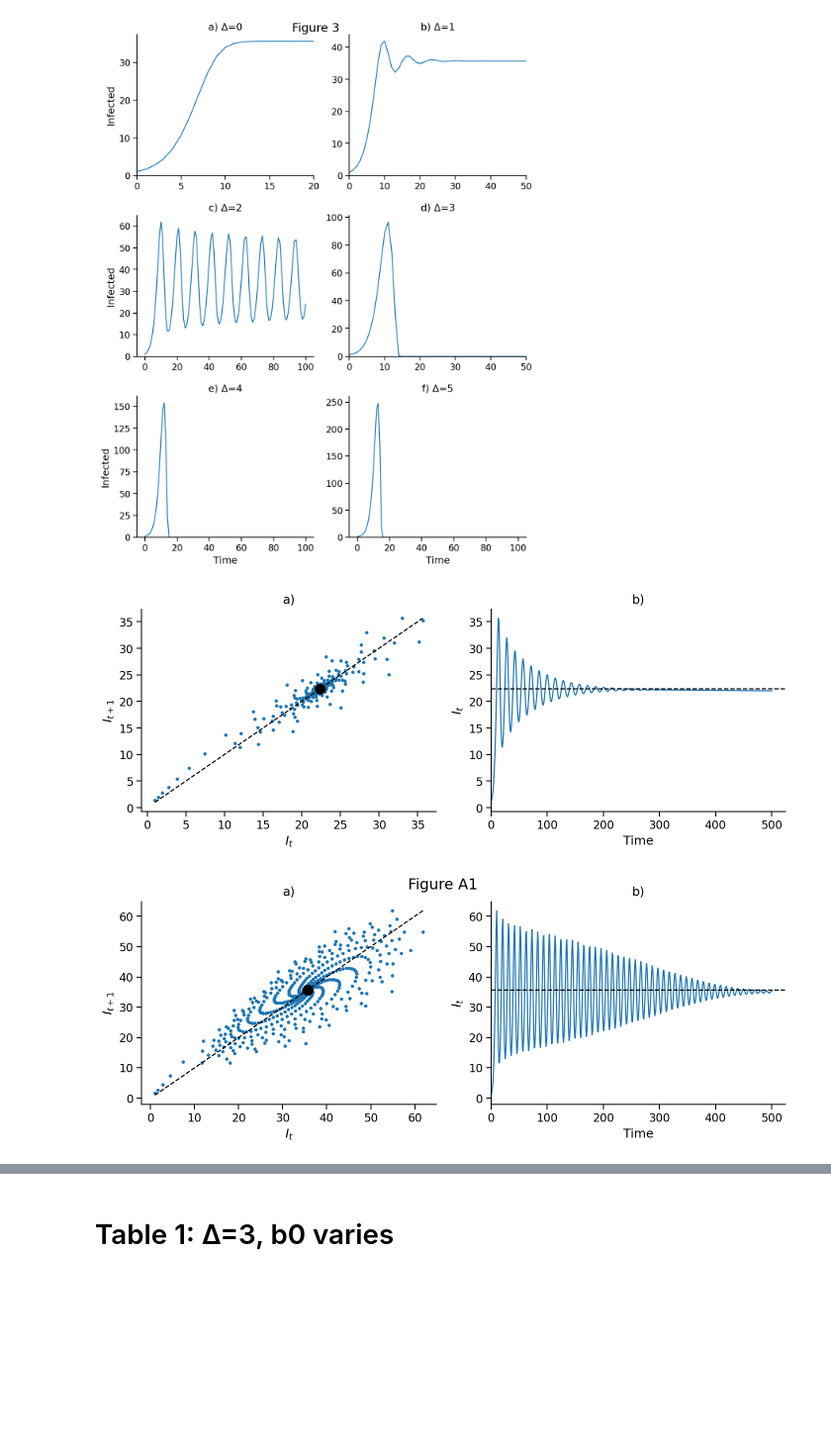
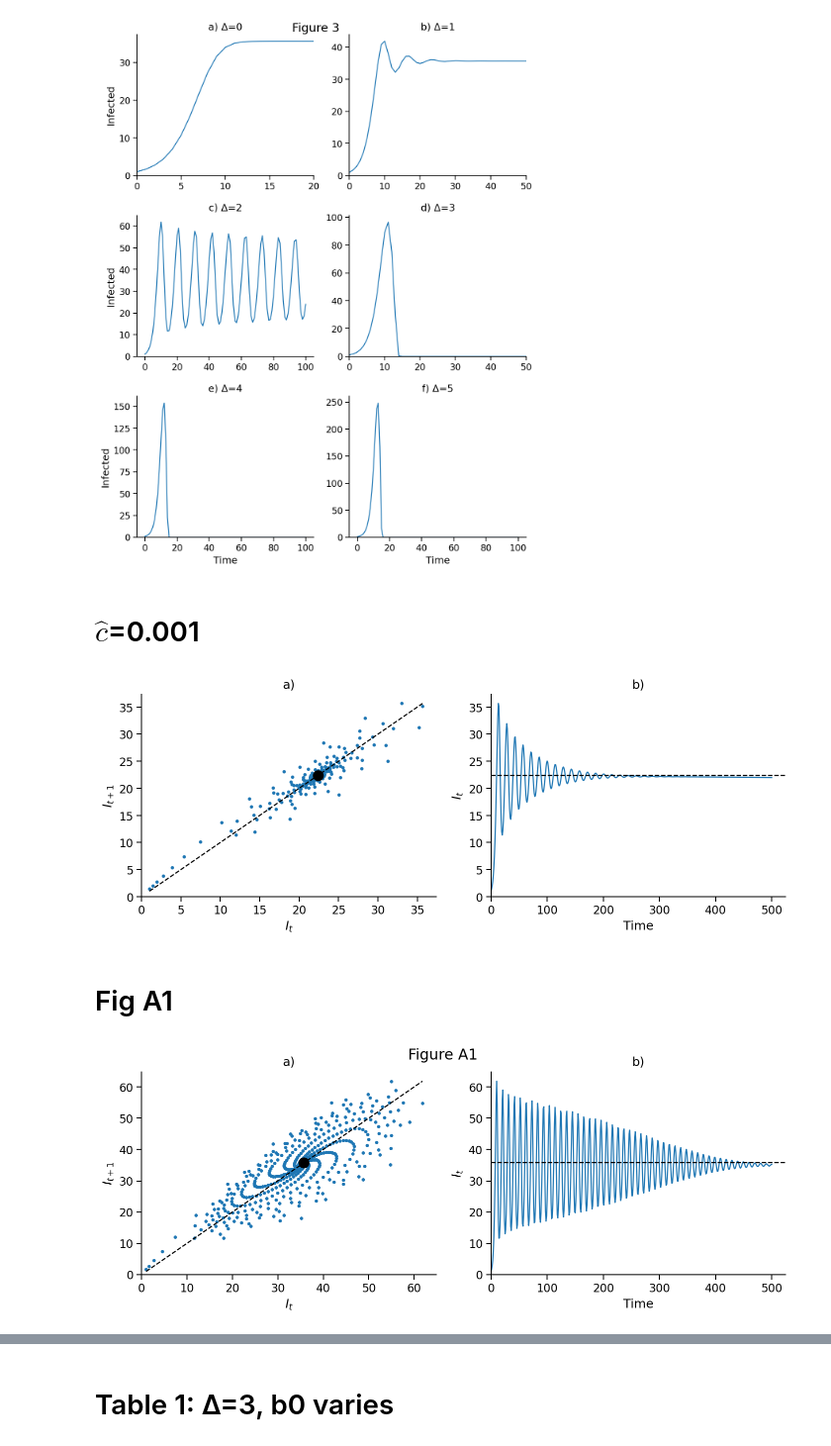
Before and after one commit to yoavram/SanJose, a Jupyter notebook: notebooks/model-SIR.ipynb, the cells around one changed output, grey strips where cells are left out. Shown at 99% size. Drawn from its saved outputs; the diff is of its cells as text; code cells hidden in the pictures; blank space fills up the shorter version.

```diff
--- a/notebooks/model-SIR.ipynb
+++ b/notebooks/model-SIR.ipynb
@@ -99,7 +103,7 @@ plt.savefig('../figures/fig5-SIR.pdf', dpi=100)
 Δs = [0, 1, 2, 3, 4, 5]
 
 fig, axes = plt.subplots(3, 2, figsize=(8, 3.33*3))
-for Δ_, ax, label, I in zip(Δs, axes.flat, 'abcdef', results_Δs):
+for Δ_, ax, label, in zip(Δs, axes.flat, 'abcdef'):
     S, I = det_dis_simulation(I0, N, b0, γ, c_hat, α1, α2, Δ_, tmax=100, min0=True, maxN=True)
     ax.plot(I)
     ax.set_ylim(0, None)
@@ -115,6 +119,8 @@ sns.despine()
 plt.savefig('../figures/fig3-SIR.pdf', dpi=100)
 # %% [output]
 [figure]
+# %% [markdown]
+# $\hat{c}$=0.001
 # %%
 c_hat_ = 0.001
 
@@ -126,12 +132,11 @@ axes[1].plot(I)
 line = np.linspace(I.min(), I.max())
 ax.plot(line, line, ls='--', color='k')
 ax.plot(I2(N, b0, γ, c_hat_, α1, α2), I2(N, b0, γ, c_hat_, α1, α2), 'o', color='k', markersize=10)
-ax.set_xlabel('$I_t$')
-ax.set_ylabel('$I_{t+1}$')
+ax.set(xlabel='$I_t$', ylabel='$I_{t+1}$', xlim=(0, None), ylim=(0, None))
 
 ax = axes[1]
 ax.axhline(I2(N, b0, γ, c_hat_, α1, α2), ls='--', color='k')
-ax.set(xlabel='Time', ylabel='$I_t$', xlim=(0, None))
+ax.set(xlabel='Time', ylabel='$I_t$', xlim=(0, None), ylim=(0, None))
 
 # ax.set_title('Figure X)
 for ax, label in zip(axes.flat, 'abcd'): ax.set_title("{})".format(label))
@@ -139,30 +144,31 @@ sns.despine()
 fig.tight_layout()
 # fig.savefig('../figures/figX-SIR.pdf')
 # %% [output]
-[figure, old version]
+[figure, new version]
+# %% [markdown]
+# Fig A1
 # %%
 Δ_ = 2
 
 fig, axes = plt.subplots(1, 2, figsize=(10, 4))
 ax = axes[0]
 S, I = det_dis_simulation(I0, N, b0, γ, c_hat, α1, α2, Δ_)
 ax.plot(I[:-1], I[1:], '.')
 line = np.linspace(I.min(), I.max())
 ax.plot(line, line, ls='--', color='k')
 ax.plot(I2(N, b0, γ, c_hat, α1, α2), I2(N, b0, γ, c_hat, α1, α2), 'o', color='k', markersize=10)
-ax.set_xlabel('$I_t$')
-ax.set_ylabel('$I_{t+1}$')
+ax.set(xlabel='$I_t$', ylabel='$I_{t+1}$', xlim=(0, None), ylim=(0, None))
 
 ax = axes[1]
 ax.plot(I)
 ax.axhline(I2(N, b0, γ, c_hat, α1, α2), ls='--', color='k')
-ax.set(xlabel='Time', ylabel='$I_t$', xlim=(0, None))
+ax.set(xlabel='Time', ylabel='$I_t$', xlim=(0, None), ylim=(0, None))
 
 fig.suptitle('Figure A1')
 for ax, label in zip(axes.flat, 'abcd'): ax.set_title("{})".format(label))
 
 sns.despine()
 fig.tight_layout()
 fig.savefig('../figures/figA1-SIR.pdf')
 # %% [output]
-[figure, old version]
+[figure, new version]
```
Also changed, not shown: parts of 6 cells of this notebook.
